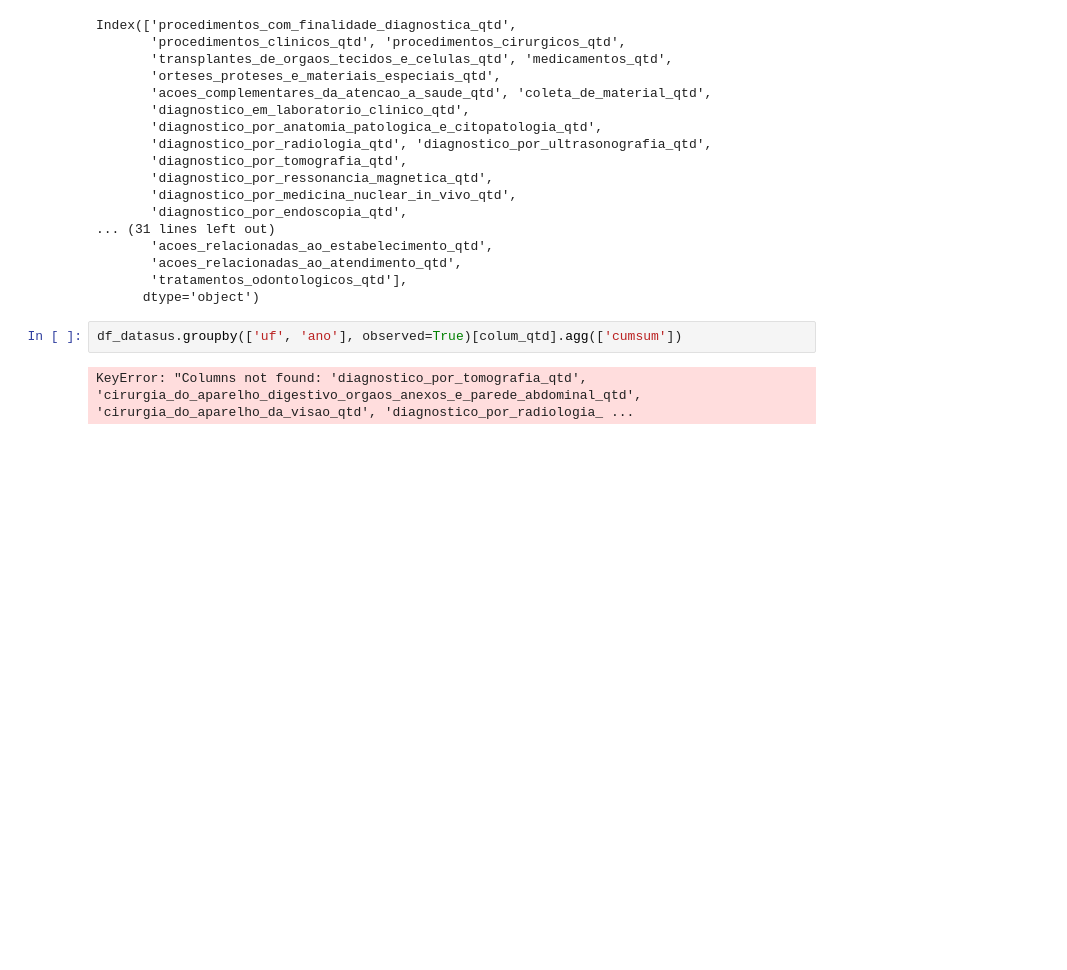
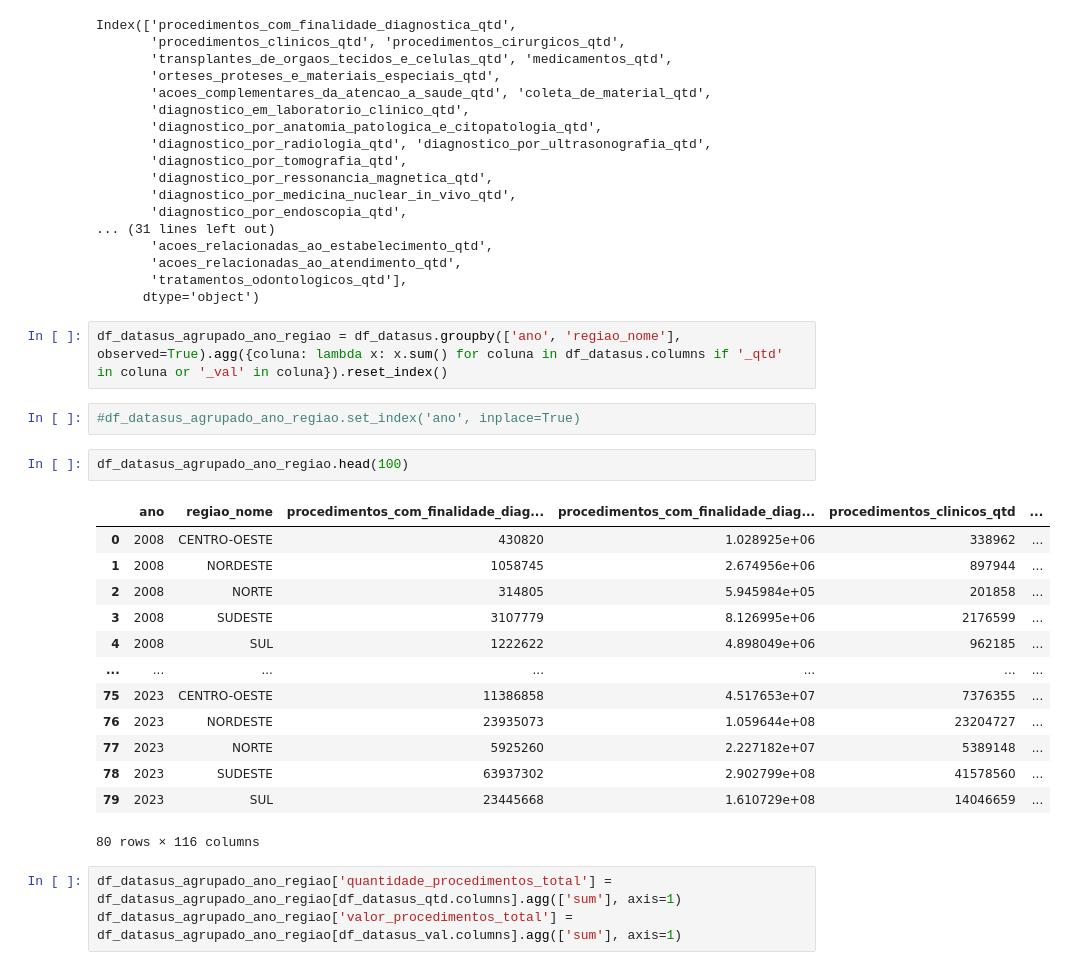
Before and after one commit to linocesar/desafio_ciencia_de_dados, a Jupyter notebook: datasus/notebooks/explorer.ipynb, the cells around one changed output. Drawn from its saved outputs; the diff is of its cells as text; blank space fills up the shorter version.

```diff
--- a/datasus/notebooks/explorer.ipynb
+++ b/datasus/notebooks/explorer.ipynb
@@ -228,6 +221,25 @@ Index(['procedimentos_com_finalidade_diagnostica_qtd',
        'tratamentos_odontologicos_qtd'],
       dtype='object')
 # %%
-df_datasus.groupby(['uf', 'ano'], observed=True)[colum_qtd].agg(['cumsum'])
+df_datasus_agrupado_ano_regiao = df_datasus.groupby(['ano', 'regiao_nome'], observed=True).agg({coluna: lambda x: x.sum() for coluna in df_datasus.columns if '_qtd' in coluna or '_val' in coluna}).reset_index()
-# %% [output]
-KeyError: "Columns not found: 'diagnostico_por_tomografia_qtd', 'cirurgia_do_aparelho_digestivo_orgaos_anexos_e_parede_abdominal_qtd', 'cirurgia_do_aparelho_da_visao_qtd', 'diagnostico_por_radiologia_ ...
+# %%
+#df_datasus_agrupado_ano_regiao.set_index('ano', inplace=True)
+# %%
+df_datasus_agrupado_ano_regiao.head(100)
+# %% [output]
+|  | ano | regiao_nome | procedimentos_com_finalidade_diag... | procedimentos_com_finalidade_diag... | procedimentos_clinicos_qtd | ... |
+| 0 | 2008 | CENTRO-OESTE | 430820 | 1.028925e+06 | 338962 | ... |
+| 1 | 2008 | NORDESTE | 1058745 | 2.674956e+06 | 897944 | ... |
+| 2 | 2008 | NORTE | 314805 | 5.945984e+05 | 201858 | ... |
+| 3 | 2008 | SUDESTE | 3107779 | 8.126995e+06 | 2176599 | ... |
+| 4 | 2008 | SUL | 1222622 | 4.898049e+06 | 962185 | ... |
+| ... | ... | ... | ... | ... | ... | ... |
+| 75 | 2023 | CENTRO-OESTE | 11386858 | 4.517653e+07 | 7376355 | ... |
+| 76 | 2023 | NORDESTE | 23935073 | 1.059644e+08 | 23204727 | ... |
+| 77 | 2023 | NORTE | 5925260 | 2.227182e+07 | 5389148 | ... |
+| 78 | 2023 | SUDESTE | 63937302 | 2.902799e+08 | 41578560 | ... |
+| 79 | 2023 | SUL | 23445668 | 1.610729e+08 | 14046659 | ... |
+80 rows × 116 columns
+# %%
+df_datasus_agrupado_ano_regiao['quantidade_procedimentos_total'] = df_datasus_agrupado_ano_regiao[df_datasus_qtd.columns].agg(['sum'], axis=1)
+df_datasus_agrupado_ano_regiao['valor_procedimentos_total'] = df_datasus_agrupado_ano_regiao[df_datasus_val.columns].agg(['sum'], axis=1)
```
Also changed, not shown: parts of 17 cells of this notebook.
